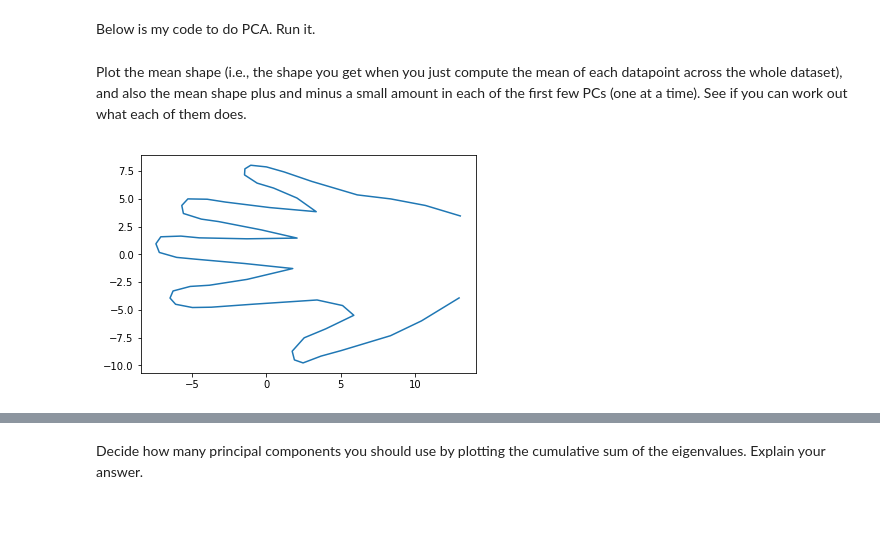
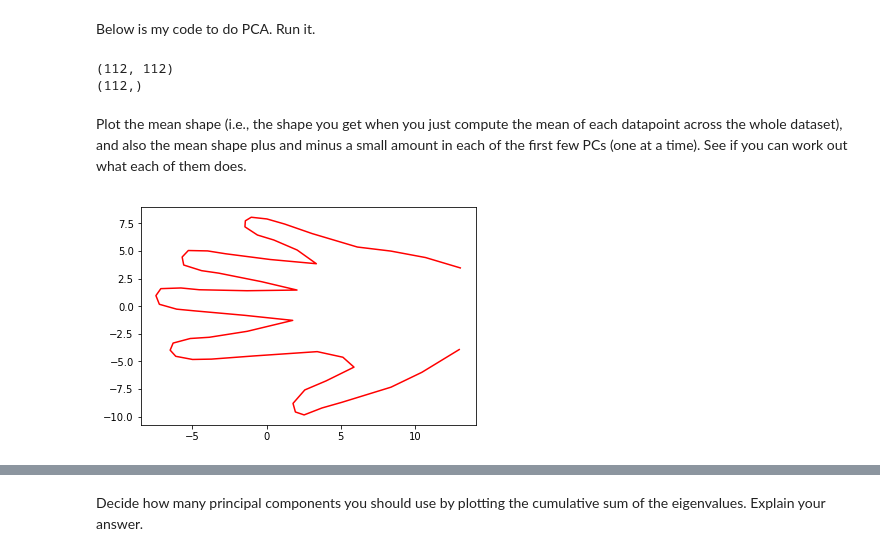
Before and after one commit to hanhnus/DATA201, a Jupyter notebook: Project 1.ipynb, the cells around one changed output, grey strips where cells are left out. Saved outputs shown, nothing was run; the diff lists cells and outputs as text; code cells hidden in the pictures; blank space fills up the shorter version.

```diff
--- a/Project 1.ipynb
+++ b/Project 1.ipynb
@@ -519,6 +519,8 @@ scaled_hand_points[:56,:] -= x_mean
 scaled_hand_points[56:,:] -= y_mean
 pl.scatter(scaled_hand_points[:56,:], scaled_hand_points[56:,:], s = 2);
 pl.plot(scaled_hand_points[:56,0],    scaled_hand_points[56:,0], "r-");
+x_mean_shape_PCA = scaled_hand_points[:56,0]  # save to another variable for PCA process later on
+y_mean_shape_PCA = scaled_hand_points[56:,0]  # save to another variable for PCA process later on
 # %% [output]
 [figure]
 # %%
@@ -628,10 +630,18 @@ evecs   = evecs[:,indices]
 evals   = evals[indices]
 evecs   = np.real(evecs)
 evals   = np.real(evals)
+# %%
+# evecs: each column is a principle components
+# evals: each value is the weight of each component
+print(evecs.shape)
+print(evals.shape)
+# %% [output]
+(112, 112)
+(112,)
 # %% [markdown]
 Plot the mean shape (i.e., the shape you get when you just compute the mean of each datapoint across the whole dataset), and also the mean shape plus and minus a small amount in each of the first few PCs (one at a time). See if you can work out what each of them does.
-# %%
-meanshape2 = np.mean(newpoints2, axis = 1)     # (112,)
-pl.plot(meanshape2[:56,], meanshape2[56:,]);   # mean shape
-# %% [output]
-[figure, removed]
+# %%
+# mean shape plotting
+pl.plot(x_mean_shape_PCA, y_mean_shape_PCA, "r-");
+# %% [output]
+[figure, added]
```
Also changed, not shown: parts of 5 cells of this notebook.
